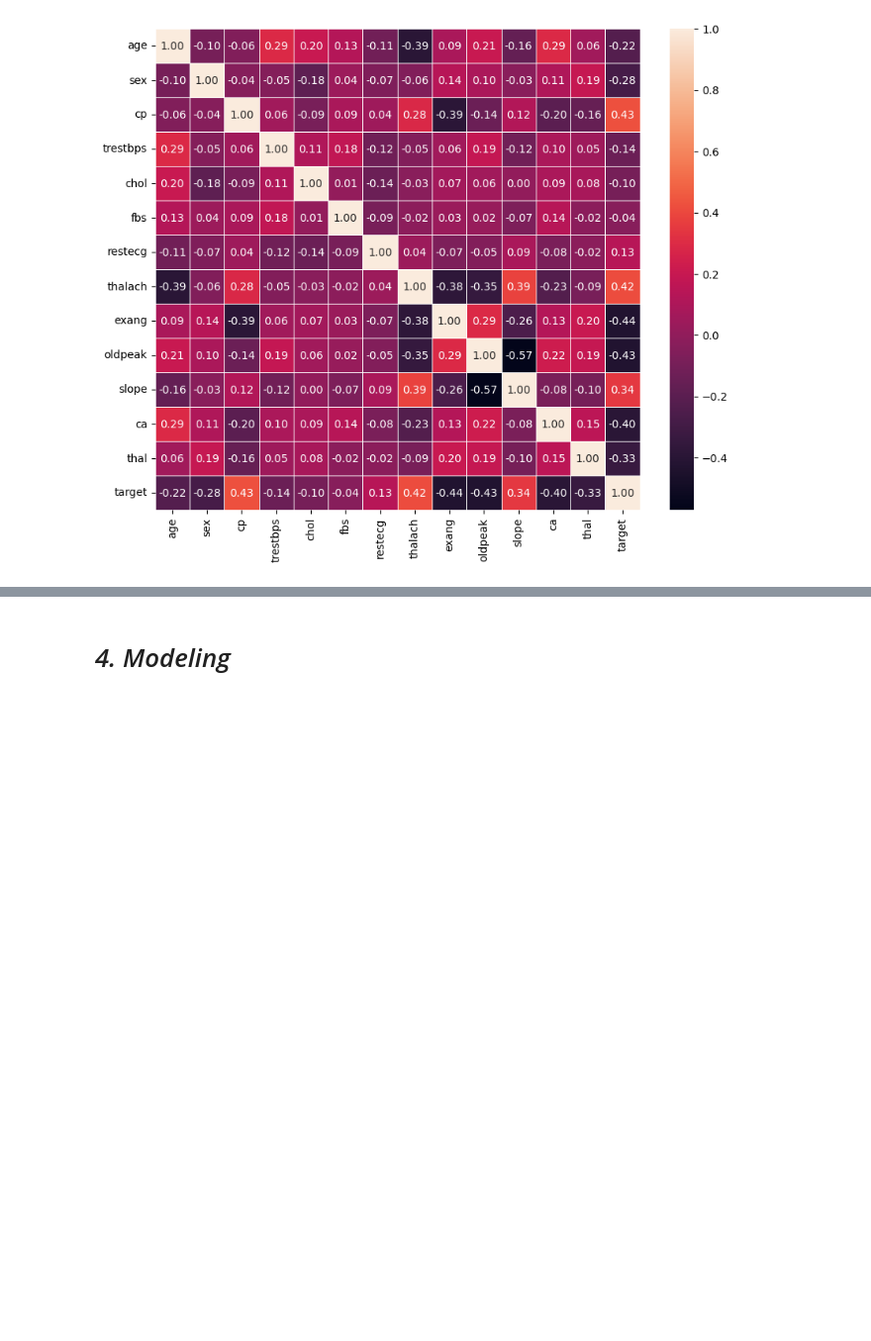
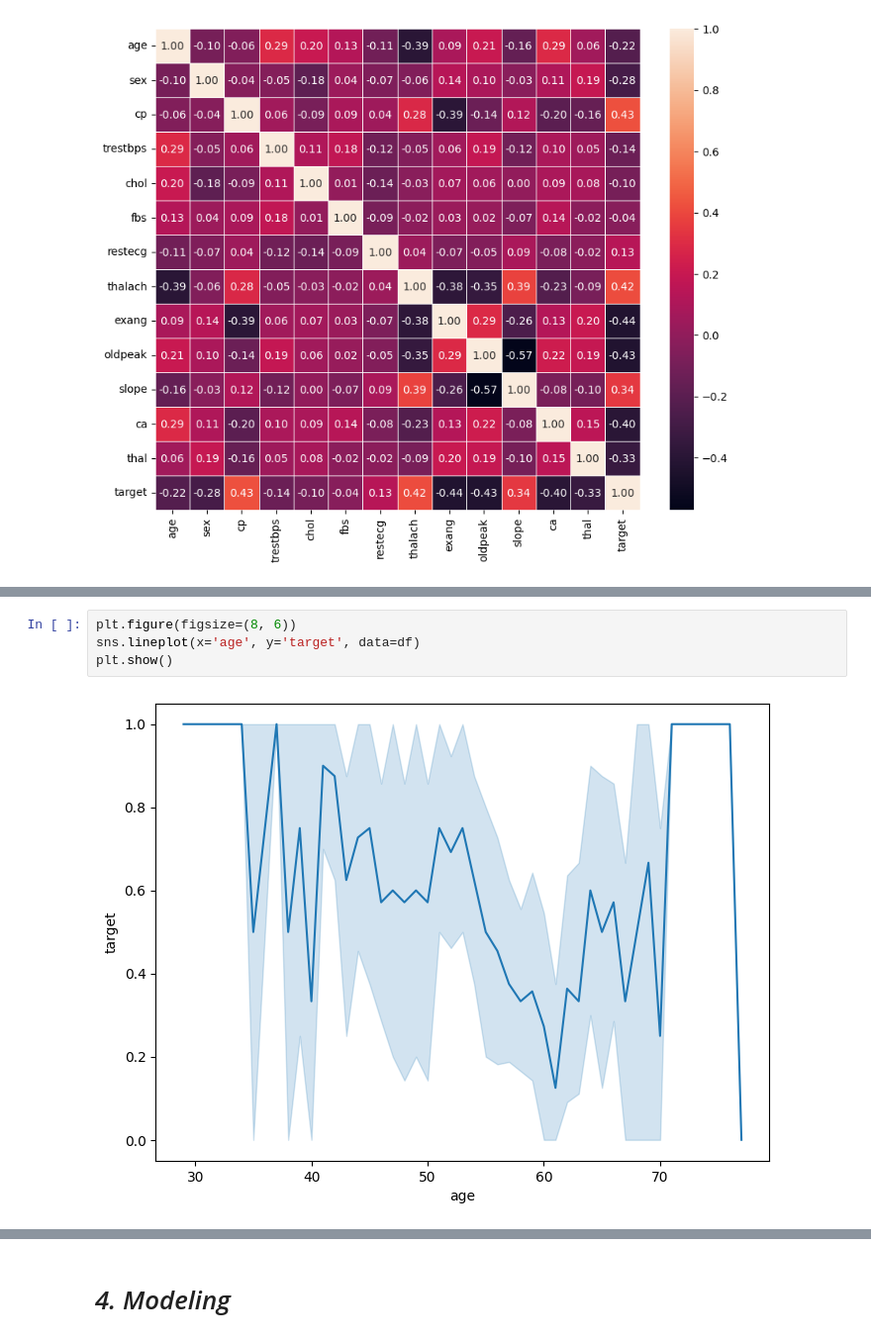
Before and after one commit to AhmedHE50/Heart-Disease-Prediction, a Jupyter notebook: Heart_Disease_Prediction.ipynb, the cells around one changed output, grey strips where cells are left out. Shown: that part at 99% size. Saved outputs shown, nothing was run; the diff lists cells and outputs as text; blank space fills up the shorter version.

```diff
--- a/Heart_Disease_Prediction.ipynb
+++ b/Heart_Disease_Prediction.ipynb
@@ -288,0 +312,6 @@ plt.show()
+# %%
+plt.figure(figsize=(8, 6))
+sns.lineplot(x='age', y='target', data=df)
+plt.show()
+# %% [output]
+[figure, added]
```
Also changed, not shown: parts of 34 cells of this notebook, 4 other files.
